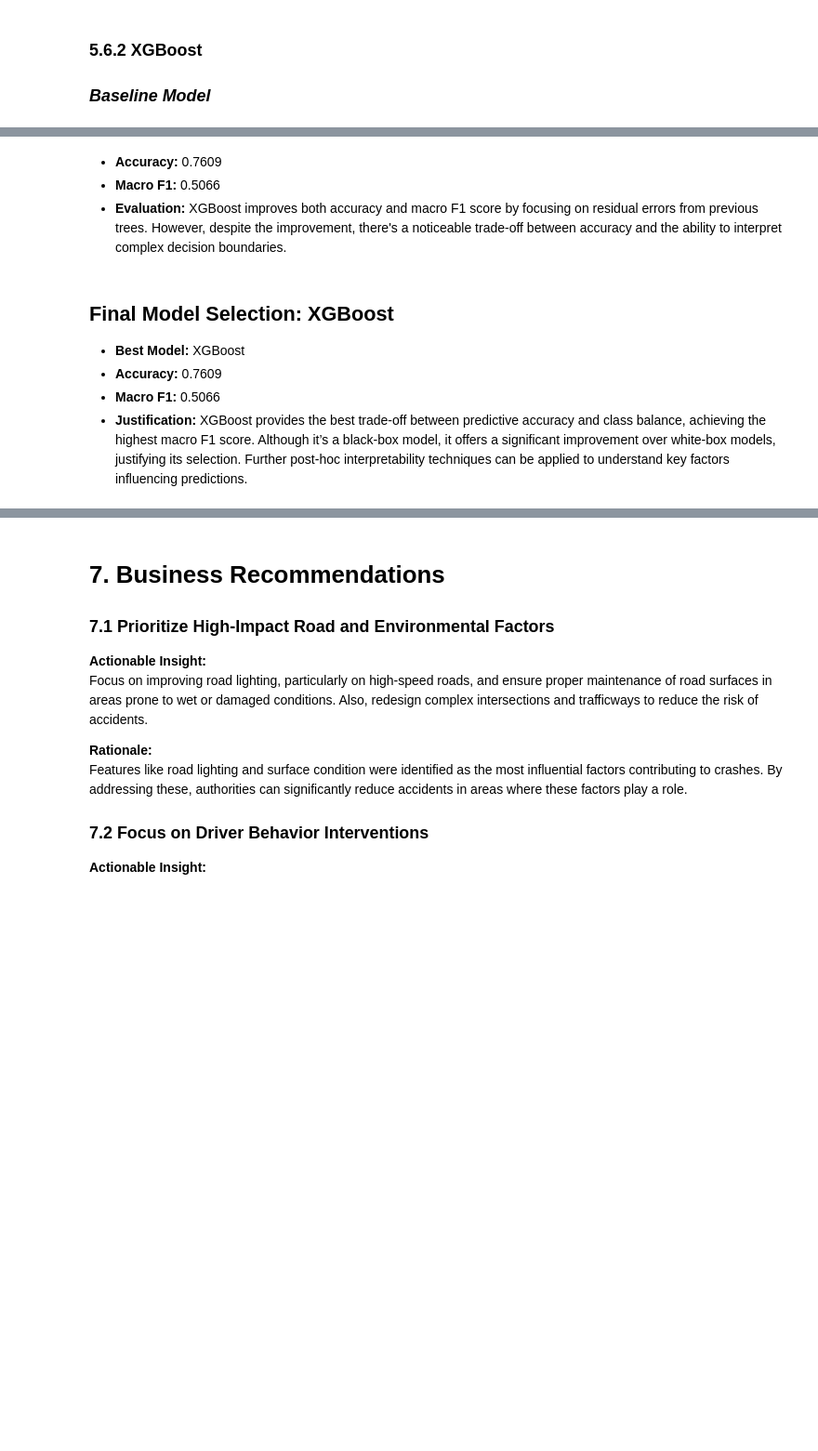
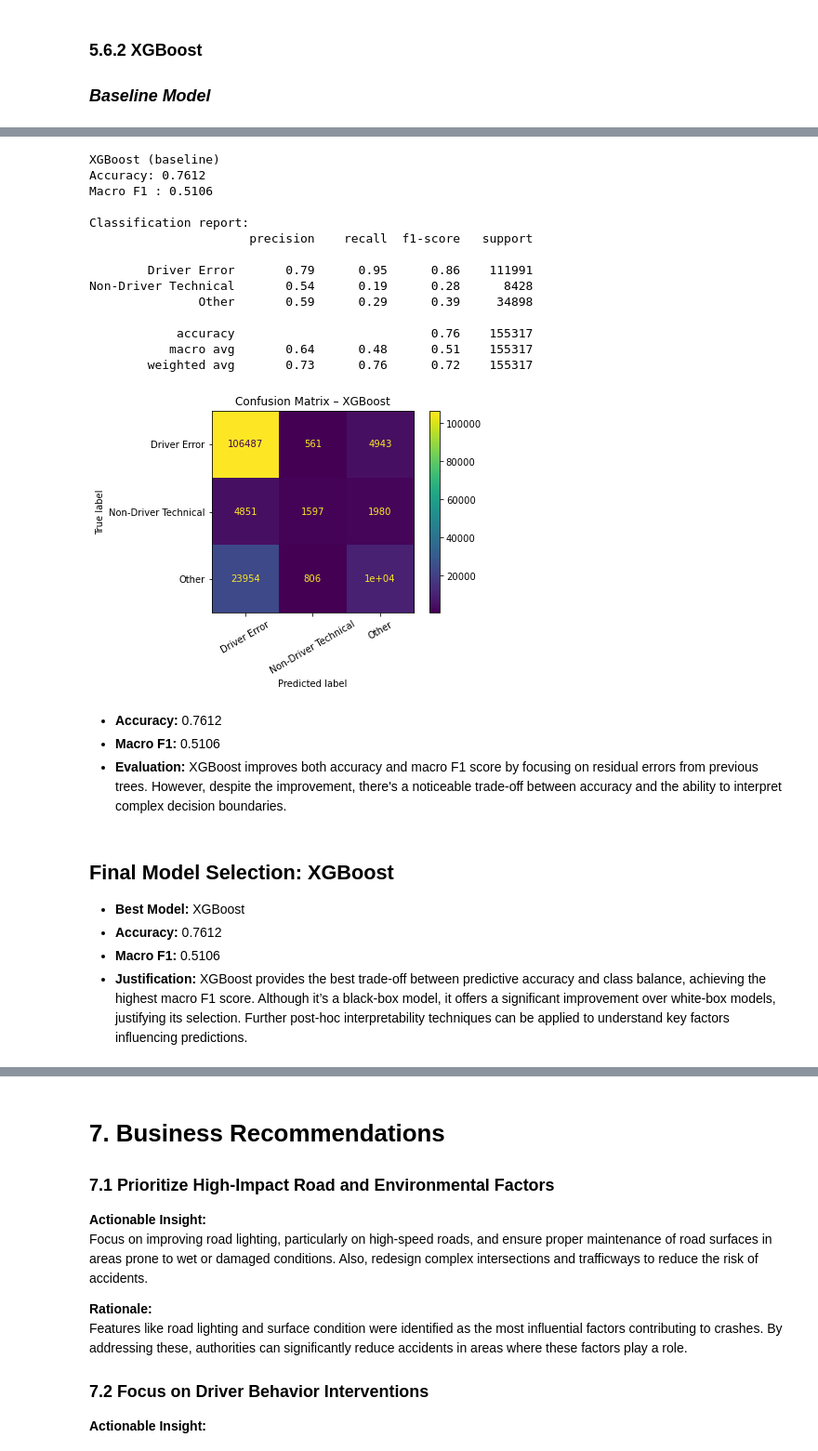
Before and after one commit to hellenmureithi/Phase_4_project, a Jupyter notebook: Notebooks/index.ipynb, the cells around one changed output, grey strips where cells are left out. Shown at 93% size. Cells and saved outputs as stored; diff of their text form; code cells hidden in the pictures; blank space fills up the shorter version.

```diff
--- a/Notebooks/index.ipynb
+++ b/Notebooks/index.ipynb
@@ -1019,10 +1014,65 @@ Non-Driver Technical       0.55      0.18      0.28      8428
+# %%
+from xgboost import XGBClassifier
+from sklearn.pipeline import Pipeline
+
+xgb_pipe = Pipeline(steps=[
+    ("preprocess", xgb_preprocessor),
+    ("model", XGBClassifier(
+        objective="multi:softprob",
+        num_class=3,
+        n_estimators=300,
+        max_depth=6,
+        learning_rate=0.1,
+        subsample=0.8,
+        colsample_bytree=0.8,
+        min_child_weight=50,
+        eval_metric="mlogloss",
+        tree_method="hist",
+        n_jobs=-1,
+        random_state=42
+    ))
+])
+# %%
+preds = xgb_pipe.fit(X_train, y_train).predict(X_test)
+
+print("XGBoost (baseline)")
+print(f"Accuracy: {accuracy_score(y_test, preds):.4f}")
+print(f"Macro F1 : {f1_score(y_test, preds, average='macro'):.4f}")
+
+print("\nClassification report:")
+print(classification_report(
+    y_test,
+    preds,
+    target_names=class_names
+))
+
+cm = confusion_matrix(y_test, preds, labels=np.arange(len(class_names)))
+ConfusionMatrixDisplay(cm, display_labels=class_names).plot(xticks_rotation=30)
+plt.title("Confusion Matrix – XGBoost")
+plt.show()
+# %% [output]
+XGBoost (baseline)
+Accuracy: 0.7612
+Macro F1 : 0.5106
+
+Classification report:
+                      precision    recall  f1-score   support
+
+        Driver Error       0.79      0.95      0.86    111991
+Non-Driver Technical       0.54      0.19      0.28      8428
+               Other       0.59      0.29      0.39     34898
+
+            accuracy                           0.76    155317
+           macro avg       0.64      0.48      0.51    155317
+        weighted avg       0.73      0.76      0.72    155317
+[figure, added]
 # %% [markdown]
-- **Accuracy:** 0.7609
-- **Macro F1:** 0.5066
+- **Accuracy:** 0.7612
+- **Macro F1:** 0.5106
 - **Evaluation:** XGBoost improves both accuracy and macro F1 score by focusing on residual errors from previous trees. However, despite the improvement, there's a noticeable trade-off between accuracy and the ability to interpret complex decision boundaries.
 # %% [markdown]
 ## Final Model Selection: XGBoost
 - **Best Model:** XGBoost
-- **Accuracy:** 0.7609
-- **Macro F1:** 0.5066
+- **Accuracy:** 0.7612
+- **Macro F1:** 0.5106
 - **Justification:** XGBoost provides the best trade-off between predictive accuracy and class balance, achieving the highest macro F1 score. Although it’s a black-box model, it offers a significant improvement over white-box models, justifying its selection. Further post-hoc interpretability techniques can be applied to understand key factors influencing predictions.
```
Also changed, not shown: parts of 12 cells of this notebook, 1 other file.
